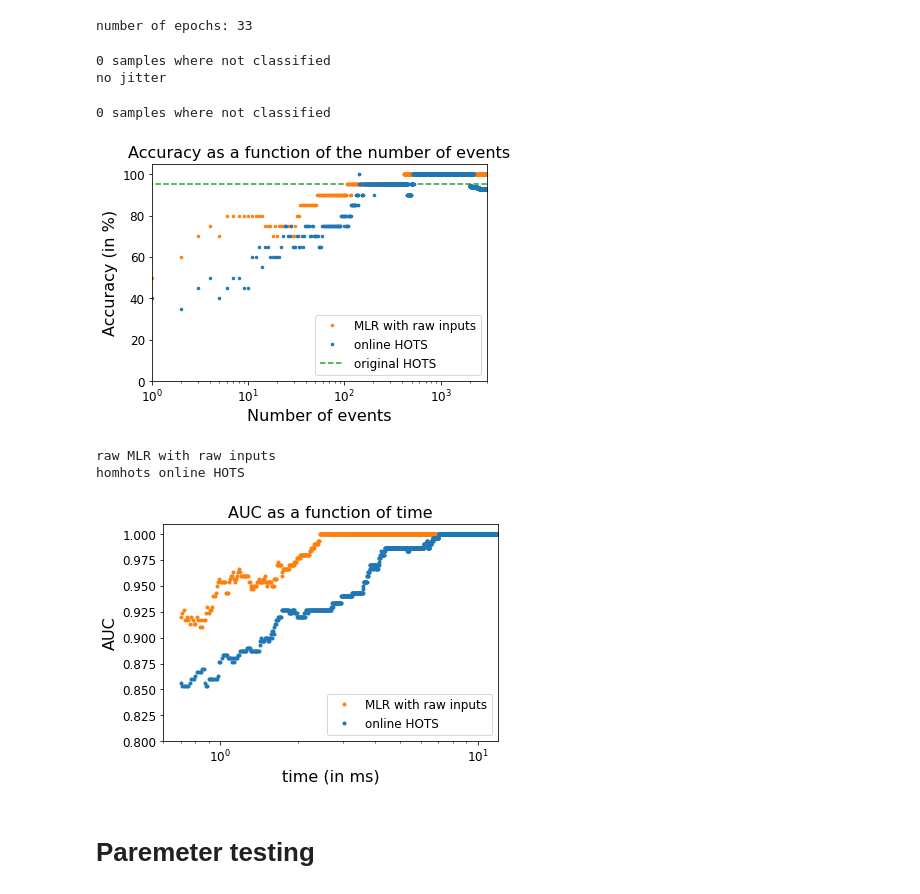
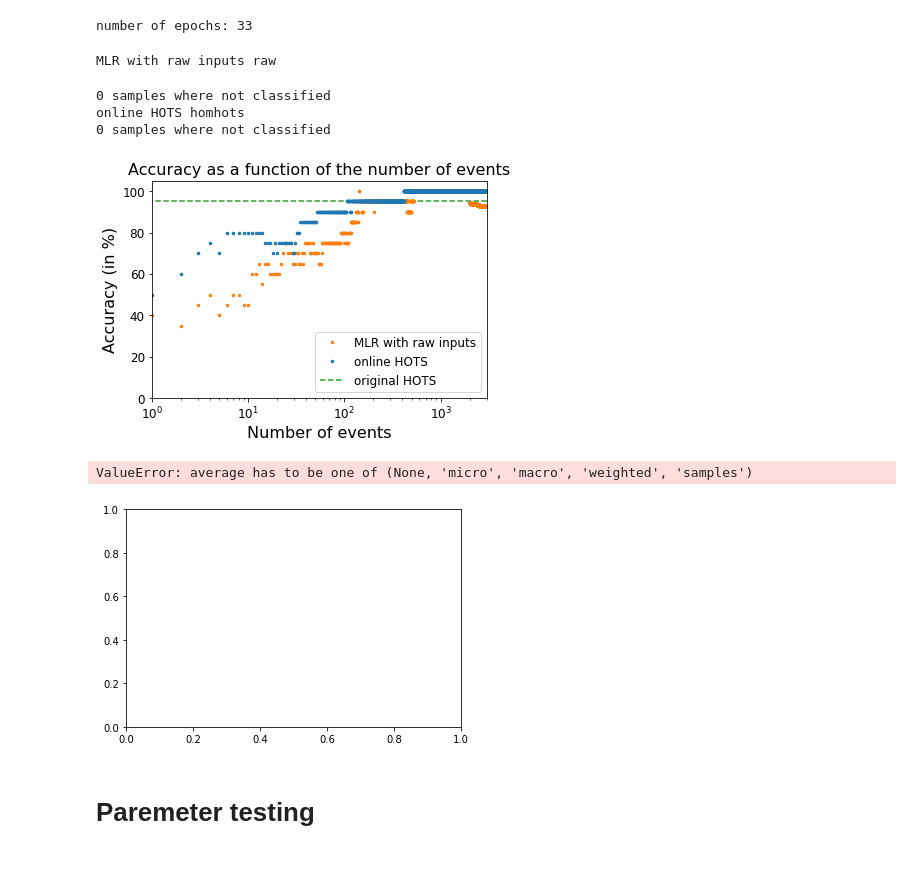
Before and after one commit to SpikeAI/HOTS, a Jupyter notebook: notebooks/RESULTS_02_PokerDVS.ipynb, the cells around one changed output. Cells and saved outputs as stored; diff of their text form; code cells hidden in the pictures; blank space fills up the shorter version.

```diff
--- a/notebooks/RESULTS_02_PokerDVS.ipynb
+++ b/notebooks/RESULTS_02_PokerDVS.ipynb
@@ -234,37 +237,39 @@ def fitting(x, a, b):
 thres = None
 colorz = ['#ff7f0e', '#1f77b4', '#2ca02c', '#d62728', '#9467bd', '#8c564b', '#e377c2', '#7f7f7f', '#bcbd22', '#17becf']
 legend_list = ['original HOTS', 'MLR with raw inputs', 'online HOTS']
-namelist = ['homhots', 'raw']
+namelist = ['raw', 'homhots']
 fig_onl, ax_onl = plt.subplots()
 ax_onl.hlines(95,0,3000, linestyles='dashed', color=colorz[2], label=legend_list[0])
 for namnum, name in enumerate(namelist):
     f_name = f'{record_path}{timestr}_LR_results_{name}_{nbclust}_{nb_train}_{nb_test}_{ds_ev}.pkl'
+    print(legend_list[namnum+1], name)
     if isfile(f_name):
         with open(f_name, 'rb') as file:
             likelihood, true_target, time_scale = pickle.load(file)
     else:
         ds_ev = 1
         model, loss  = fit_data(name,timestr,record_path,filt,tau,R,nbclust,sigma,homeinv,jitter,dataset,nb_train, ds_ev,learning_rate,num_epochs,betas,tau_cla,jitonic=jitonic,subset_size=None,num_workers=num_workers,verbose=False)
         likelihood, true_target, time_scale = predict_data(model,name,timestr,record_path,filt,tau,R,nbclust,sigma, homeinv, jitter,dataset,nb_test,ds_ev,tau_cla,jitonic=jitonic,subset_size=None,num_workers=num_workers, verbose=False)
         with open(f_name, 'wb') as file:
             pickle.dump([likelihood, true_target, time_scale], file, pickle.HIGHEST_PROTOCOL)
     meanac, onlinac, lastac, truepos, falsepos = classification_results(likelihood, true_target, thres, nb_test, 1/nb_class)
     #pars, cov = curve_fit(f=fitting, xdata=np.arange(len(onlinac)), ydata=onlinac, p0=[1,1], bounds=(-np.inf, np.inf))
     #fit = fitting(np.arange(len(onlinac)), *pars)
     ax_onl.semilogx(onlinac[:3000]*100, '.', ms=5, color=colorz[namnum], label = legend_list[namnum+1]);
     #ax_onl.plot(fit[:3000], linestyle='-', color=color[namnum], linewidth=1);
 ax_onl.axis([1,3000,0,105]);
 ax_onl.set_xlabel('Number of events', fontsize=16);
 ax_onl.set_ylabel('Accuracy (in %)', fontsize=16);
 plt.setp(ax_onl.get_yticklabels(), fontsize=12)
 plt.setp(ax_onl.get_xticklabels(), fontsize=12)
 ax_onl.set_title('Accuracy as a function of the number of events', fontsize=16);
 ax_onl.legend(fontsize=12, loc='lower right');
 # %% [output]
-0 samples where not classified
-no jitter
+MLR with raw inputs raw
 0 samples where not classified
+online HOTS homhots
+0 samples where not classified
-[figure, old version]
+[figure, new version]
 # %%
 printfig(fig_onl, 'poker_online.pdf')
 # %%
@@ -310,9 +315,8 @@ plt.setp(ax.get_yticklabels(), fontsize=12)
 plt.setp(ax.get_xticklabels(), fontsize=12)
 ax.legend(fontsize=12, loc='lower right');
 # %% [output]
-raw MLR with raw inputs
-homhots online HOTS
+ValueError: average has to be one of (None, 'micro', 'macro', 'weighted', 'samples')
-[figure, old version]
+[figure, new version]
 # %%
 printfig(fig,'poker_auc.pdf')
 # %% [markdown]
```
Also changed, not shown: parts of 1 cell of this notebook, 3 other files.
